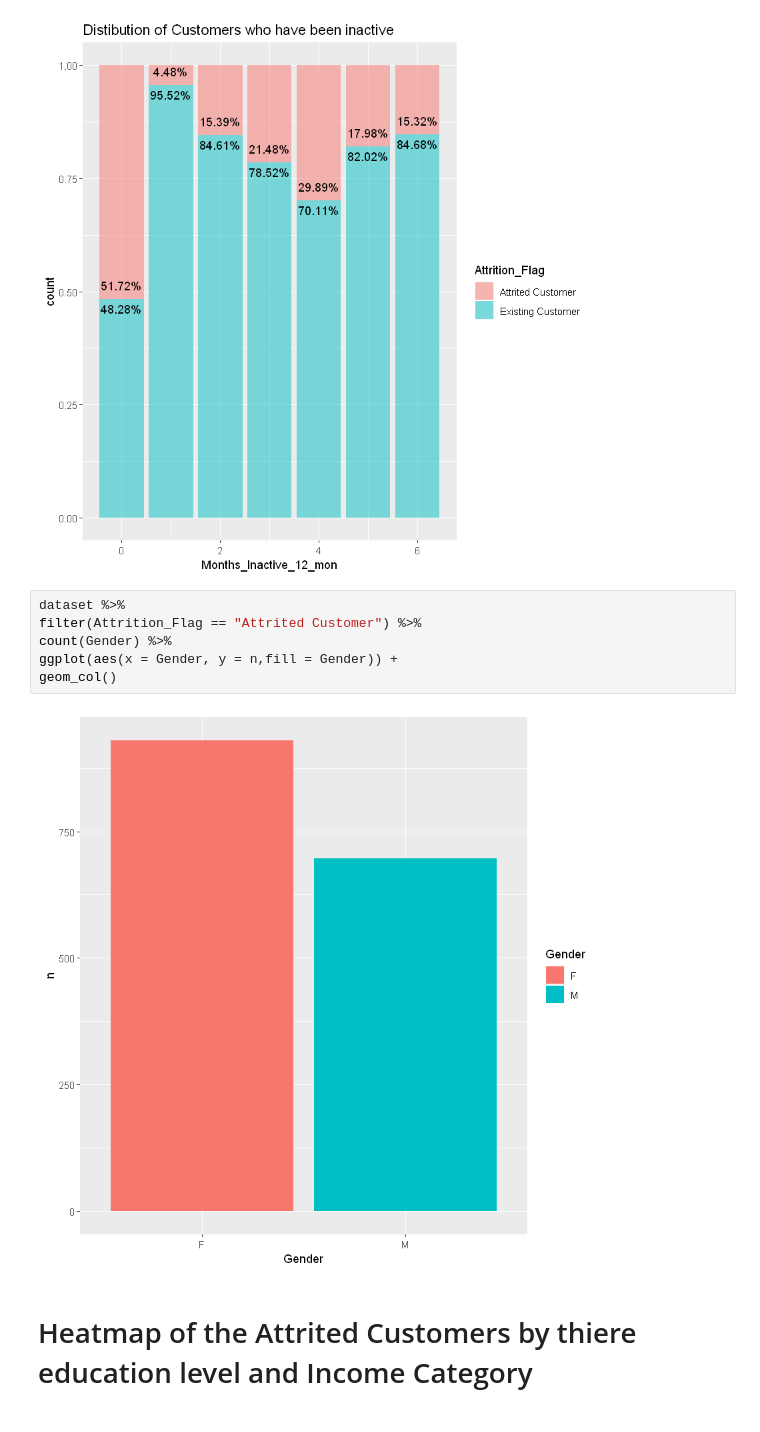
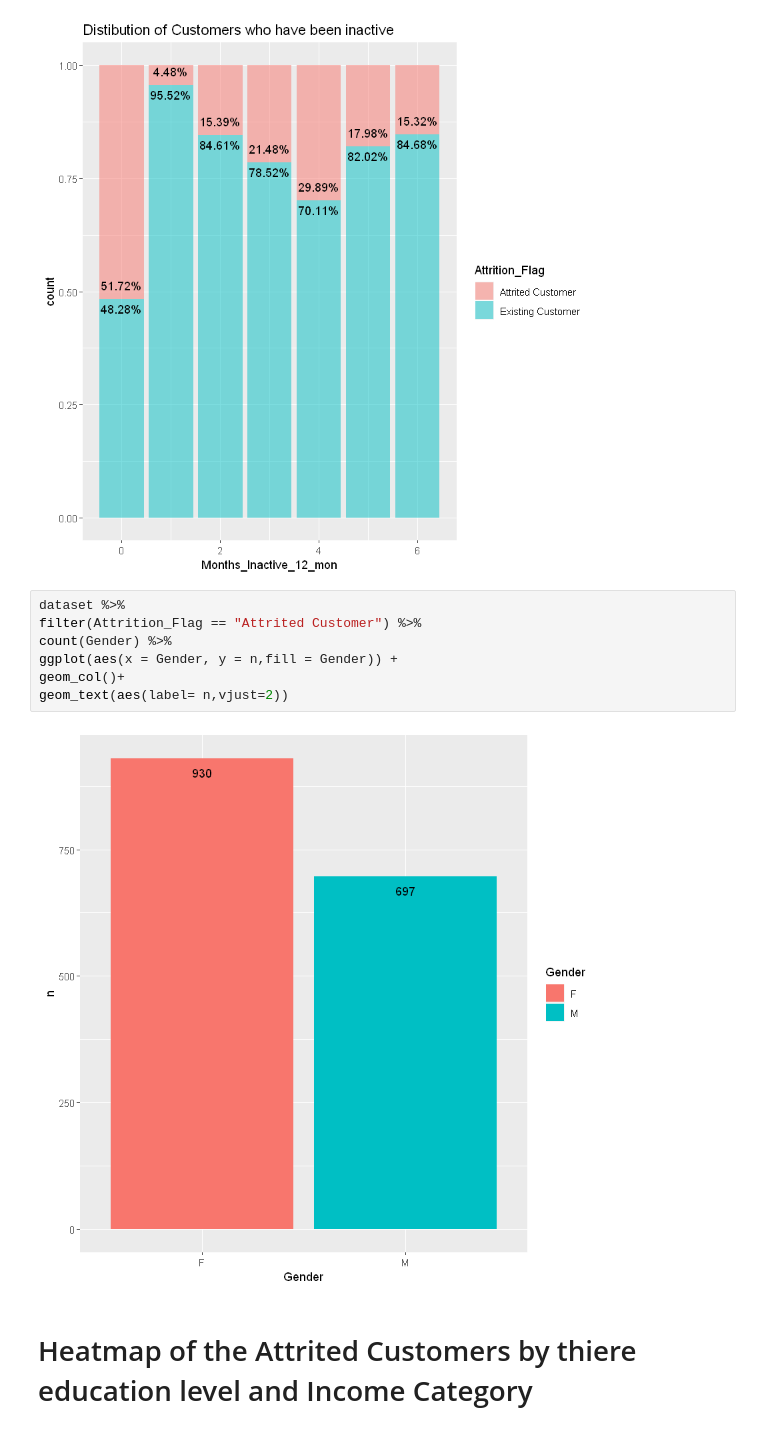
Before and after one commit to WeAreVR/Biba, a Jupyter notebook: BIBA.ipynb, the cells around one changed output. Cells and saved outputs as stored; diff of their text form.

```diff
--- a/BIBA.ipynb
+++ b/BIBA.ipynb
@@ -140,11 +140,12 @@ ggtitle("Distibution of Customers who have been inactive")
 # %%
 dataset %>%
 filter(Attrition_Flag == "Attrited Customer") %>%
 count(Gender) %>%
 ggplot(aes(x = Gender, y = n,fill = Gender)) +
-geom_col()
+geom_col()+
+geom_text(aes(label= n,vjust=2))
 # %% [output]
-[figure, old version]
+[figure, new version]
 # %% [markdown]
  # Heatmap of the Attrited Customers by thiere education level and Income Category
 # %%
```
Also changed, not shown: parts of 12 cells of this notebook.
